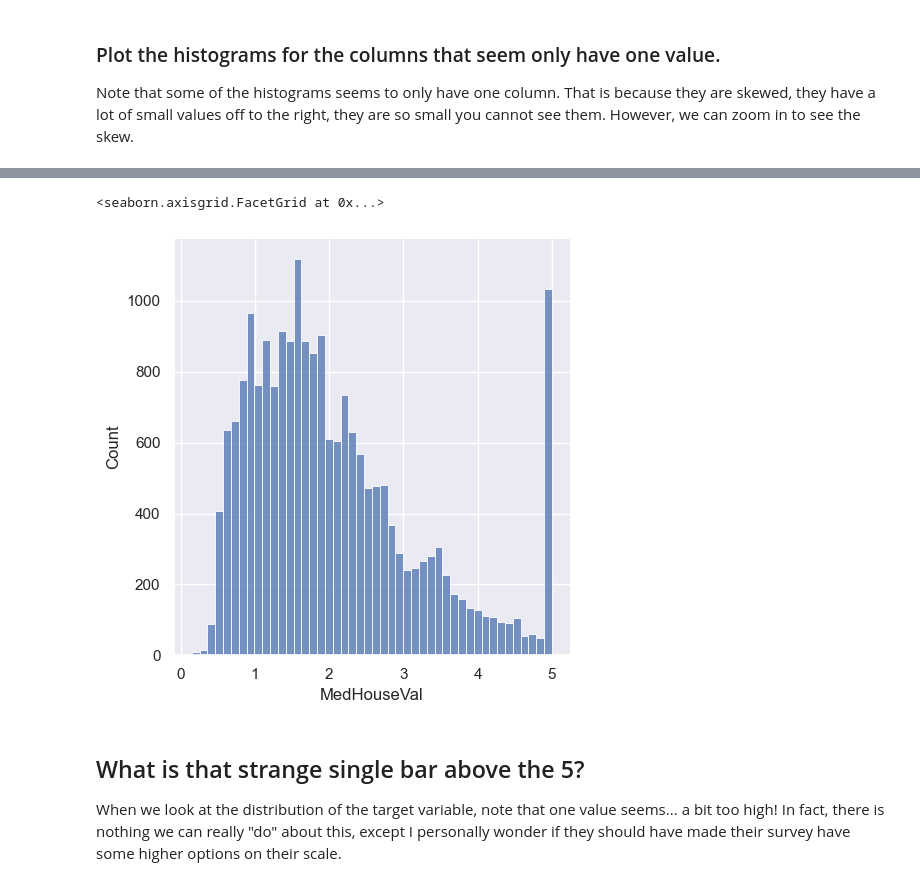
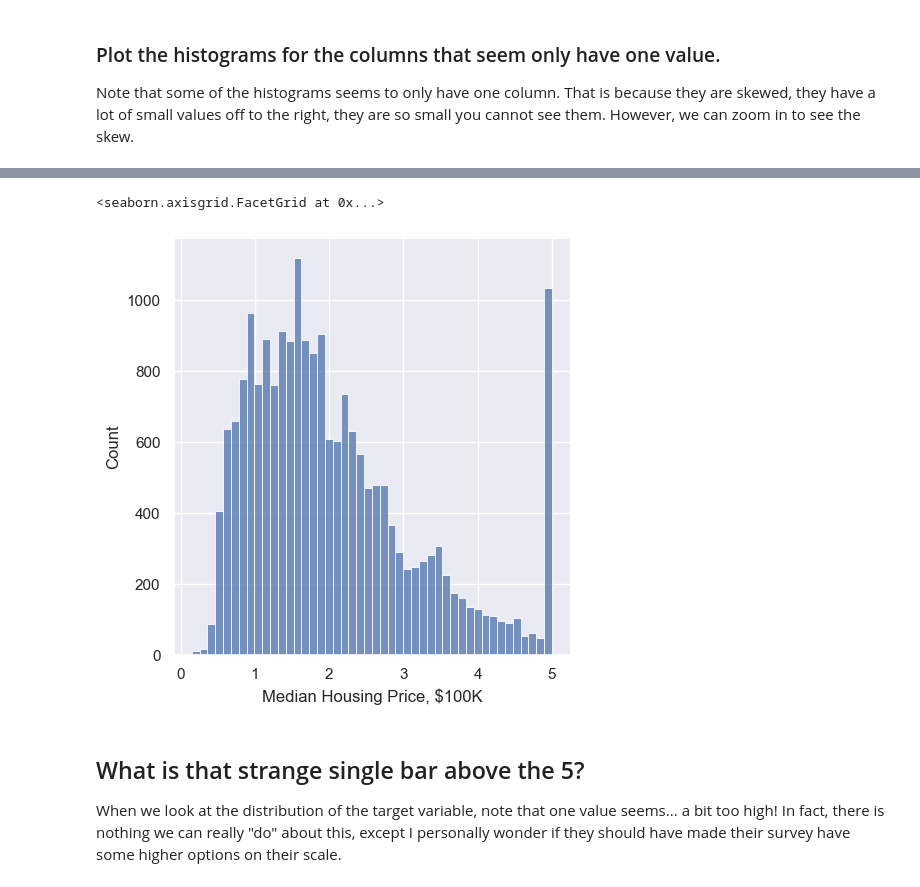
Before and after one commit to fan-yang-md/codingnomads, a Jupyter notebook: data-science-machine-learning-main/notebooks/03_California_housing.ipynb, the cells around one changed output, grey strips where cells are left out. Saved outputs shown, nothing was run; the diff lists cells and outputs as text; code cells hidden in the pictures.

```diff
--- a/data-science-machine-learning-main/notebooks/03_California_housing.ipynb
+++ b/data-science-machine-learning-main/notebooks/03_California_housing.ipynb
@@ -250,9 +263,10 @@ ax.set_ylim(bottom=0, top=199)
 # %%
 # we should also plot the histogram of the target variable!
-sns.displot(y)
+medHouseVal = sns.displot(y)
+medHouseVal.set_xlabels("Median Housing Price, $100K")
 # %% [output]
 <seaborn.axisgrid.FacetGrid at 0x...>
-[figure, old version]
+[figure, new version]
 # %% [markdown]
 ## What is that strange single bar above the 5?
 When we look at the distribution of the target variable, note that one value seems... a bit too high!
```
Also changed, not shown: parts of 21 cells of this notebook, 2 other files.
